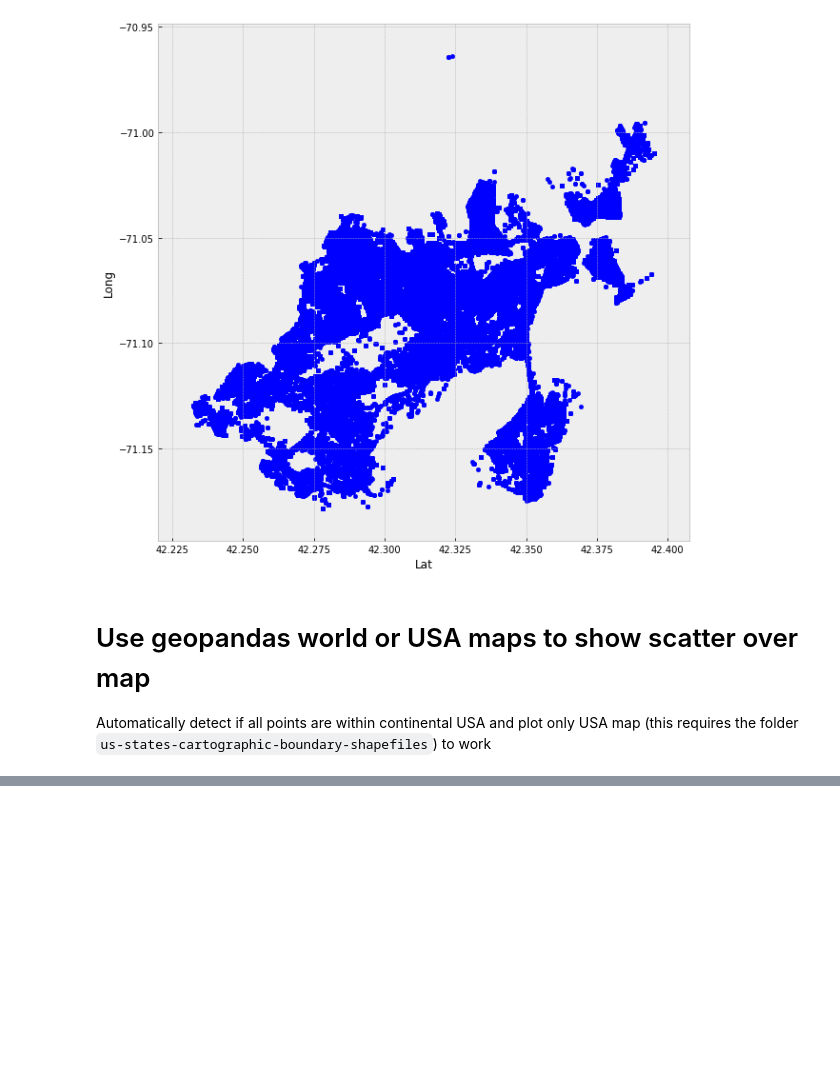
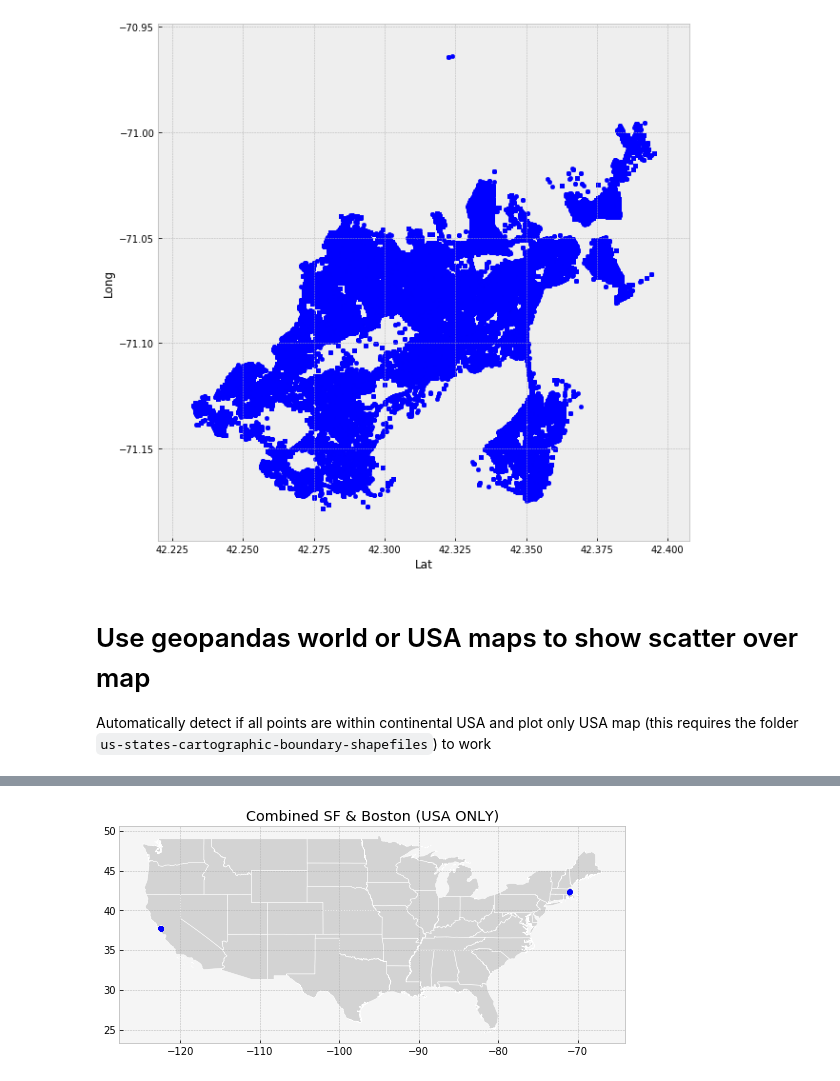
Before and after one commit to darenr/simple-geo-plotting, a Jupyter notebook: demo.ipynb, the cells around one changed output, grey strips where cells are left out. Cells and saved outputs as stored; diff of their text form; code cells hidden in the pictures; blank space fills up the shorter version.

```diff
--- a/demo.ipynb
+++ b/demo.ipynb
@@ -65 +94,9 @@ plot_df(ax, df, title='Boston Crime')
+# %%
+df_sf = pd.read_csv('datasets/sfcrime.csv').sample(1000).rename({'X':'Long', 'Y':'Lat'}, axis=1)[['Long', 'Lat']]
+df_ma = pd.read_csv('datasets/boston_sample.csv').sample(1000)[['Long', 'Lat']]
+df = pd.concat([df_sf, df_ma]).sample(frac=1)
+fig, ax = plt.subplots(figsize=(10,4))
+plot_df(ax, df, x='Long', y='Lat', title="Combined SF & Boston")
+# %% [output]
+[figure, added]
 # %%
```
Also changed, not shown: parts of 4 cells of this notebook, 39 other files.
